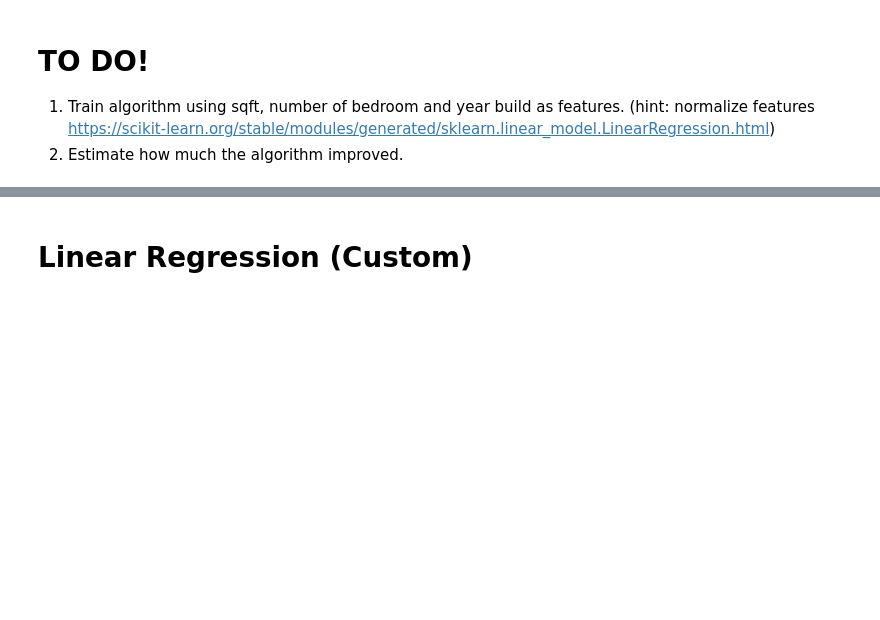
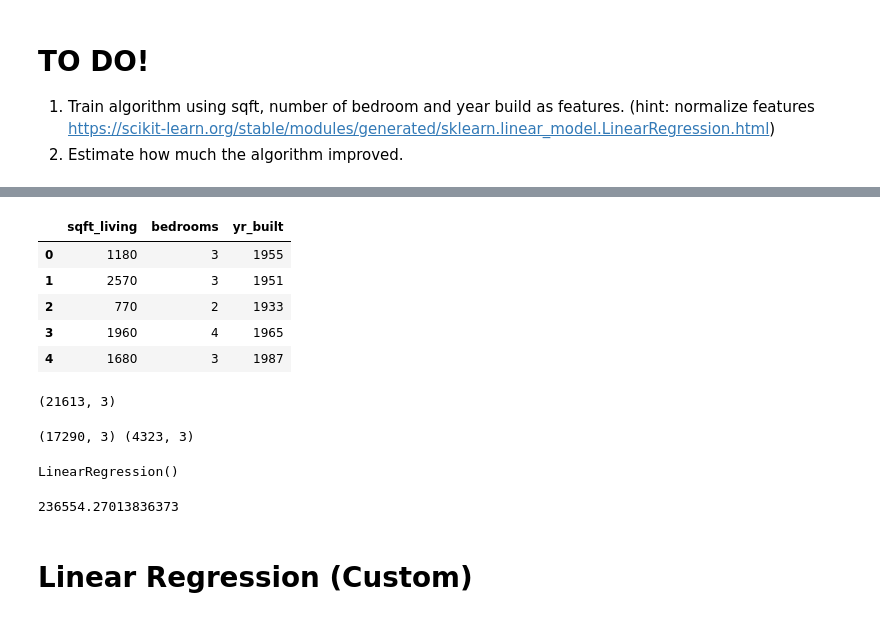
Before and after one commit to ounospanas/AIDL_A_02, a Jupyter notebook: notebooks/AIDL_A02_linear_regression.ipynb, the cells around one changed output, grey strips where cells are left out. Drawn from its saved outputs; the diff is of its cells as text; code cells hidden in the pictures; blank space fills up the shorter version.

```diff
--- a/notebooks/AIDL_A02_linear_regression.ipynb
+++ b/notebooks/AIDL_A02_linear_regression.ipynb
@@ -110,0 +121,11 @@ plt.show()
+# %%
+size = df[['sqft_living', 'bedrooms','yr_built']]
+# %%
+size.head()
+# %% [output]
+|  | sqft_living | bedrooms | yr_built |
+| 0 | 1180 | 3 | 1955 |
+| 1 | 2570 | 3 | 1951 |
+| 2 | 770 | 2 | 1933 |
+| 3 | 1960 | 4 | 1965 |
+| 4 | 1680 | 3 | 1987 |
@@ -111,3 +136,29 @@ plt.show()
+# %%
+X.shape
+# %% [output]
+(21613, 3)
+# %%
+#split dataset using from sklearn train_test_split
+# 80% training, 20% test
+from sklearn.model_selection import train_test_split
+x_train, x_test, y_train, y_test = train_test_split(X,Y,test_size=0.2, random_state=0)
+print(x_train.shape, x_test.shape)
+# %% [output]
+(17290, 3) (4323, 3)
+# %%
+#train model using linera regression
+from sklearn.linear_model import LinearRegression
+lr = LinearRegression()
+lr.fit(x_train, y_train)
+# %% [output]
+LinearRegression()
+# %%
+#make predictions and estimate test error
+from sklearn.metrics import root_mean_squared_error
+preds = lr.predict(x_test)
+root_mean_squared_error(y_test, preds)
+# %% [output]
+236554.27013836373
 # %% [markdown]
 # Linear Regression (Custom)
 # %%
```
Also changed, not shown: parts of 15 cells of this notebook.
